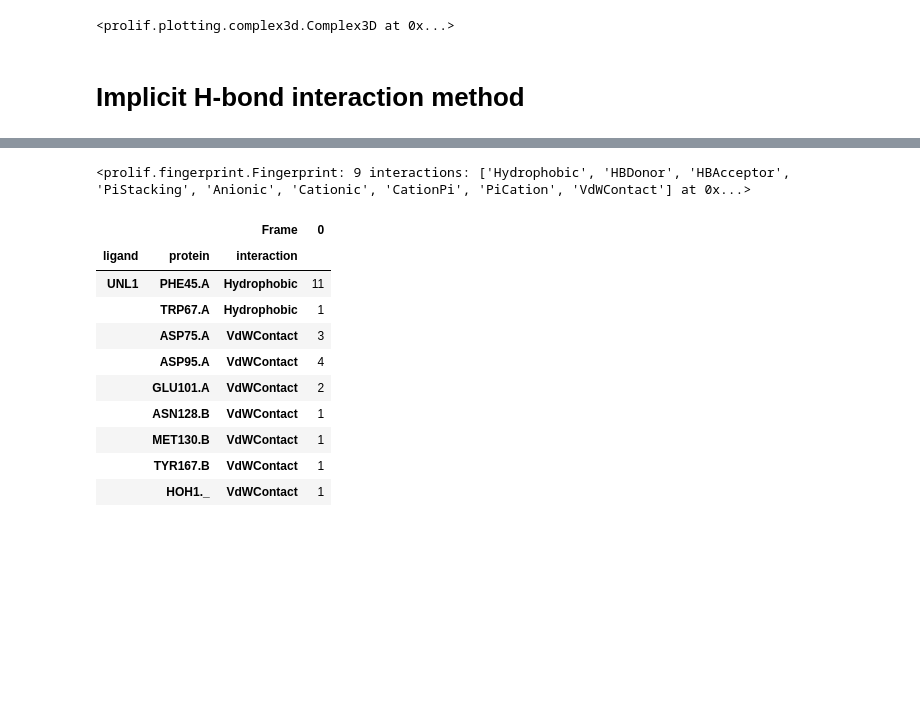
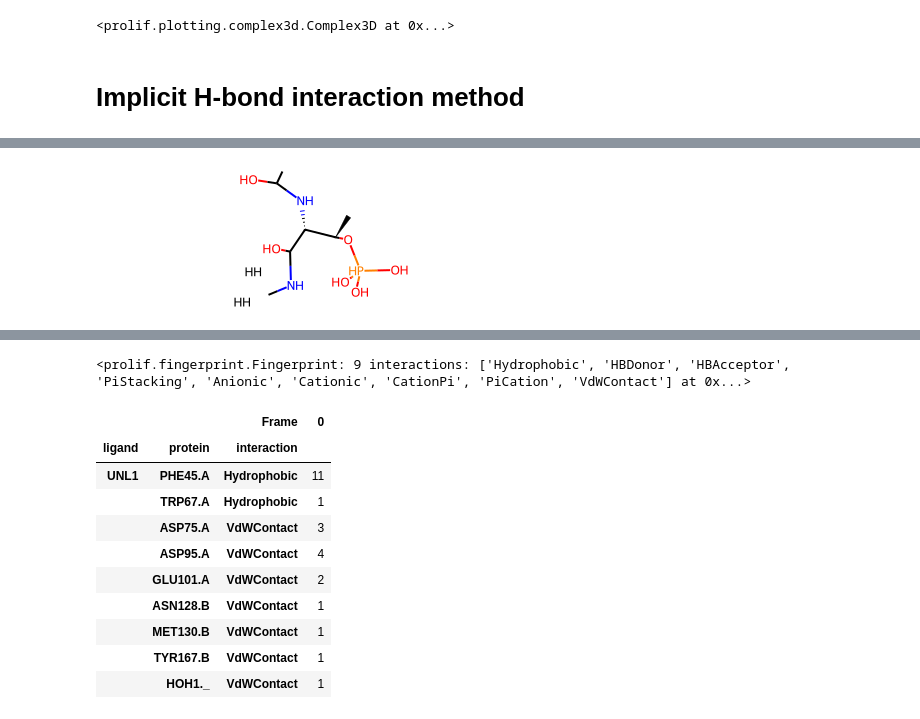
Before and after one commit to chemosim-lab/ProLIF, a Jupyter notebook: docs/notebooks/implicit-hbond.ipynb, the cells around one changed output, grey strips where cells are left out. Cells and saved outputs as stored; diff of their text form; code cells hidden in the pictures; blank space fills up the shorter version.

```diff
--- a/docs/notebooks/implicit-hbond.ipynb
+++ b/docs/notebooks/implicit-hbond.ipynb
@@ -85,5 +91,7 @@ view
 # %%
 from prolif.io.protein_helper import ProteinHelper
 
-protein_path = f"{data_path}/receptor.pdb"
+protein_path = datapath / "tpo.pdb"
 protein_helper = ProteinHelper(input_topology=protein_path)
+protein_helper.protein_mol
+# %% [output]
@@ -89,0 +100 @@ protein_helper = ProteinHelper(input_topology=protein_path)
+[figure, added]
```
Also changed, not shown: parts of 13 cells of this notebook, 6 other files.
